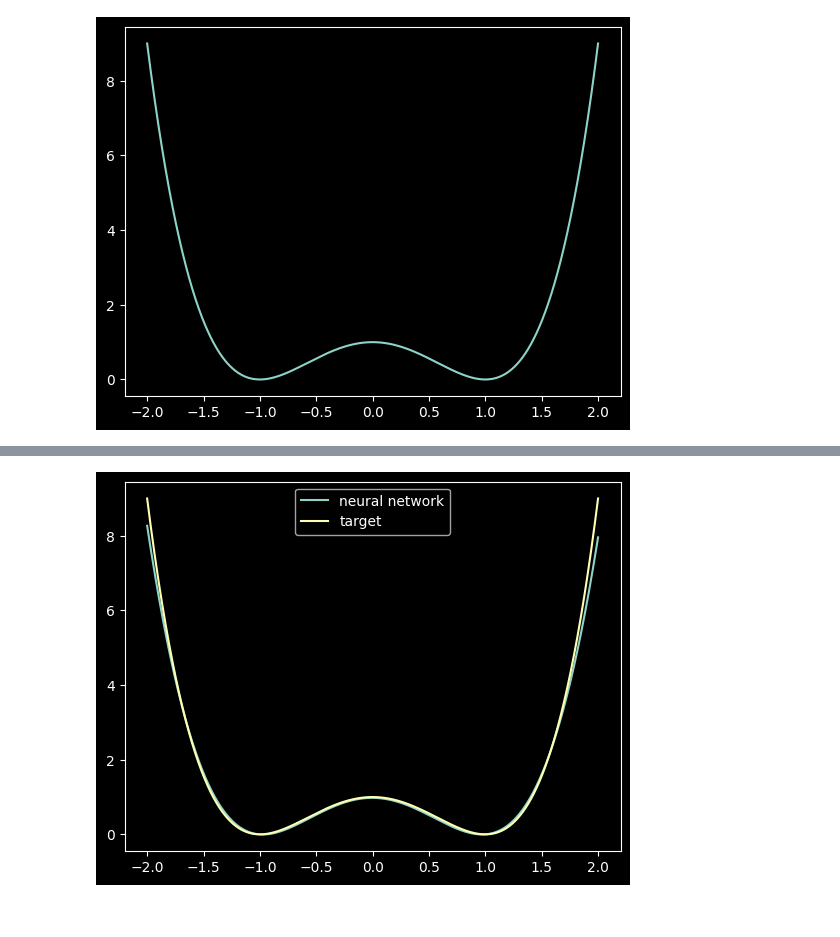
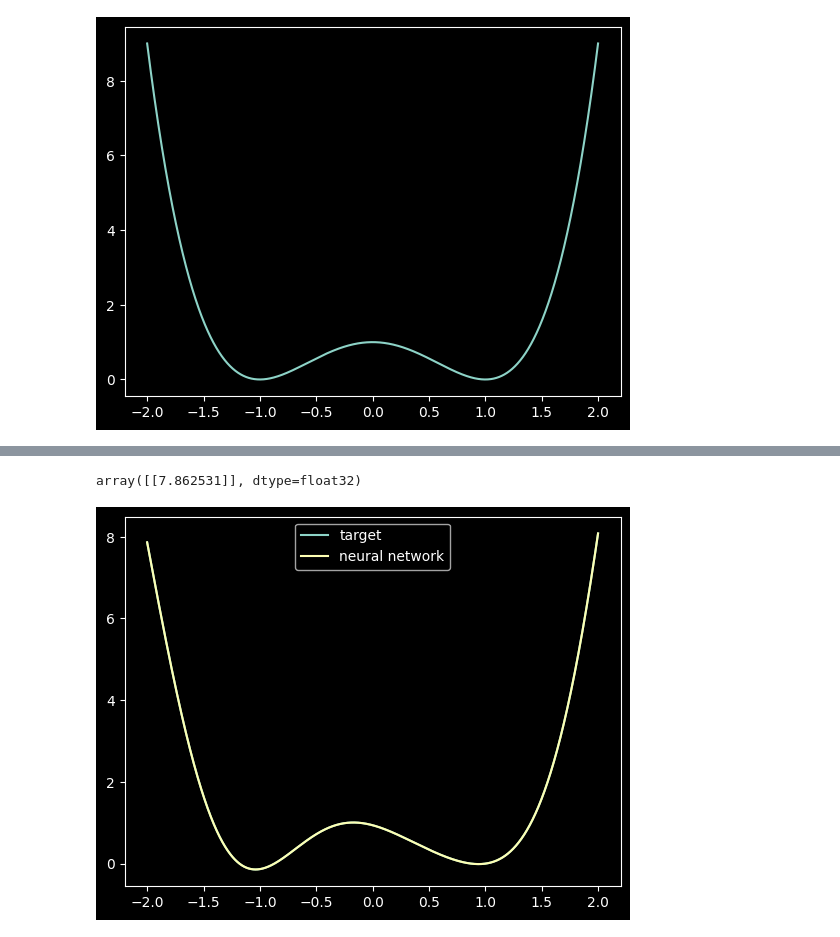
Before and after one commit to jonathan-hellwig/symbolic_regression, a Jupyter notebook: symbolic_regression.ipynb, the cells around one changed output, grey strips where cells are left out. Saved outputs shown, nothing was run; the diff lists cells and outputs as text; code cells hidden in the pictures.

Commit message:
Add symbolic evaluation of model

```diff
--- a/symbolic_regression.ipynb
+++ b/symbolic_regression.ipynb
@@ -104,0 +108,4 @@ tensor([0.0409], grad_fn=<AddBackward0>)
+# %%
+for layer in layers:
+    for p in layer.parameters():
+        print(p)
@@ -104,0 +130,8 @@ tensor([0.0409], grad_fn=<AddBackward0>)
+# %%
+for layer in layers:
+    for p in layer.parameters():
+        p.requires_grad = False
+q = sp.Symbol('x')
+for layer in layers:
+    q = layer.sp_forward(q)
+q
@@ -105,7 +145,17 @@ tensor([0.0409], grad_fn=<AddBackward0>)
+# %%
+f = sp.lambdify('x', q)
+# %% [output]
+array([[7.862531]], dtype=float32)
+# %%
+y = []
+for val in x:
+    y.append(f(val)[0][0])
 # %%
-y_hat = forward(x, parameters)
+y_hat = x.clone()
+for layer in layers:
+    y_hat = layer.forward(y_hat)
+plt.plot(x, y, label='target')
 plt.plot(x, y_hat.detach(), label='neural network')
-plt.plot(x, y, label='target')
 plt.legend();
 # %% [output]
-[figure, old version]
+[figure, new version]
```
Also changed, not shown: parts of 14 cells of this notebook.
